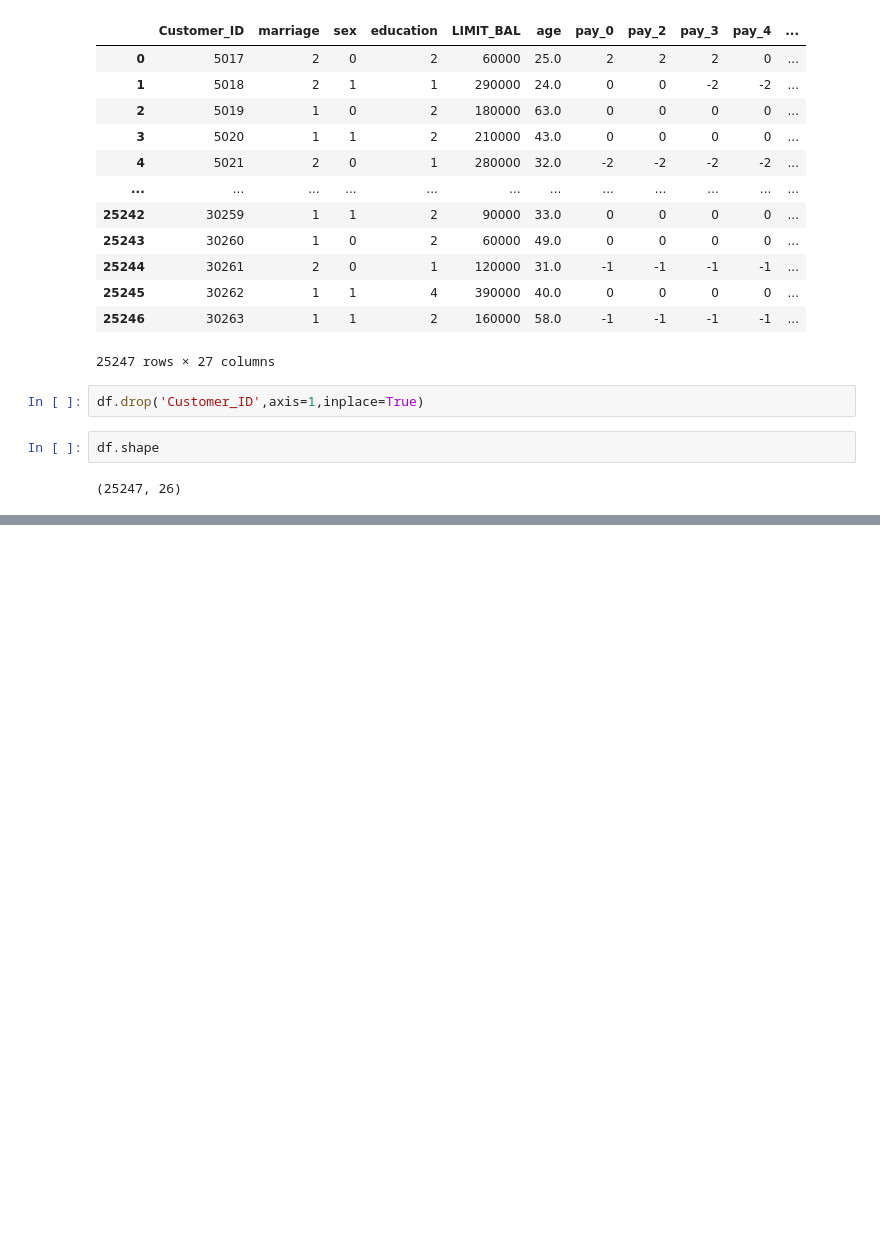
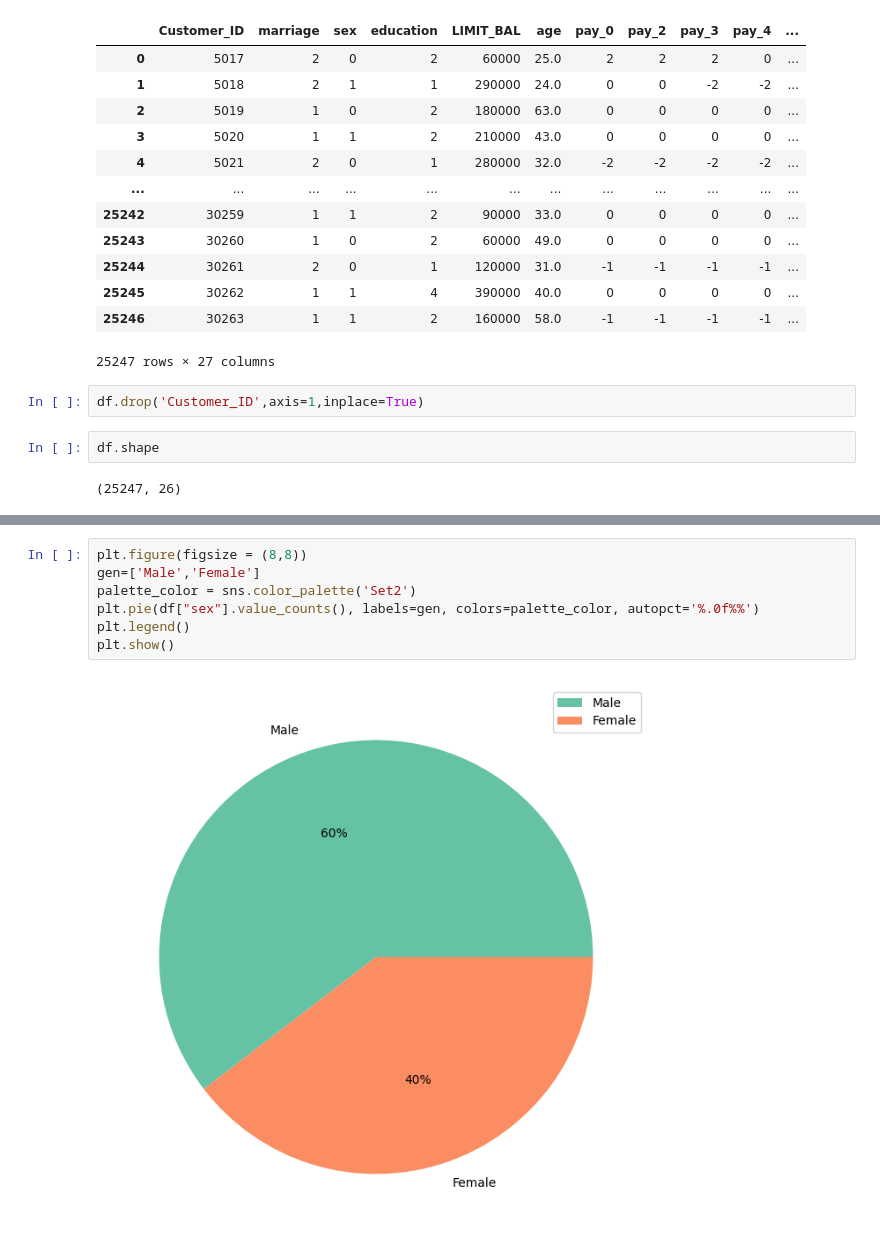
Before and after one commit to ravirao05/Credit-Card-Default-Prediction, a Jupyter notebook: creditcard.ipynb, the cells around one changed output, grey strips where cells are left out. Cells and saved outputs as stored; diff of their text form; blank space fills up the shorter version.

```diff
--- a/creditcard.ipynb
+++ b/creditcard.ipynb
@@ -30,0 +180,9 @@ df.shape
+# %%
+plt.figure(figsize = (8,8))
+gen=['Male','Female']
+palette_color = sns.color_palette('Set2')
+plt.pie(df["sex"].value_counts(), labels=gen, colors=palette_color, autopct='%.0f%%')
+plt.legend()
+plt.show()
+# %% [output]
+[figure, added]
```
Also changed, not shown: parts of 32 cells of this notebook, 3 other files.
